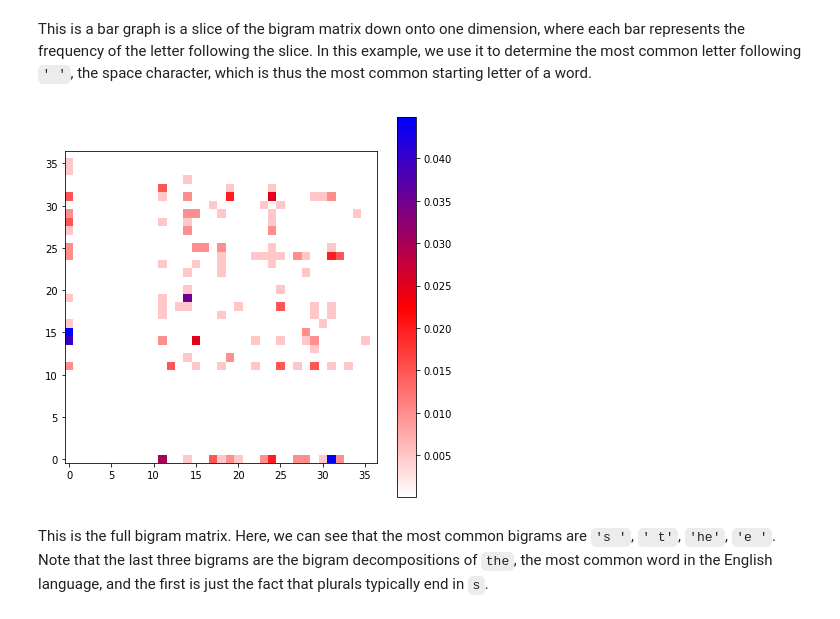
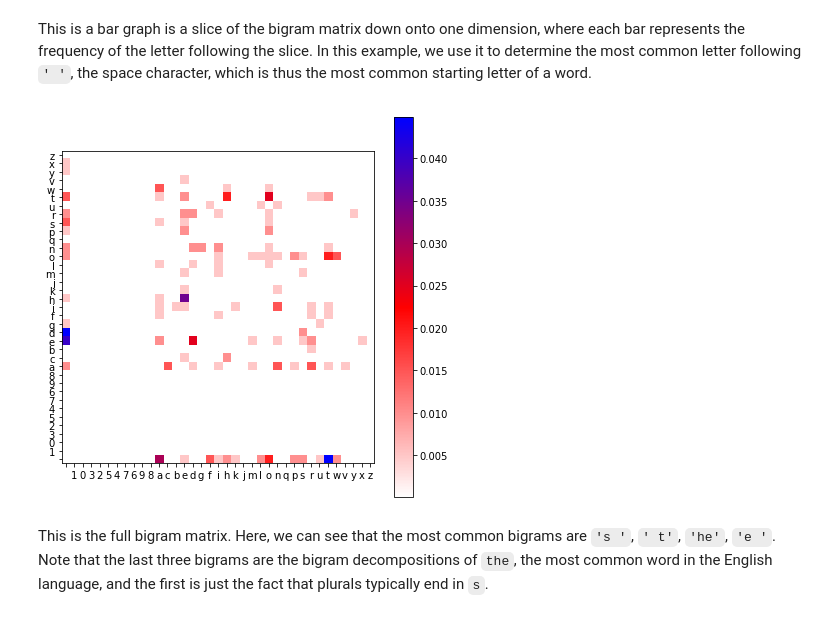
Before and after one commit to bkitano/voynich, a Jupyter notebook: Voynich Language Analysis.ipynb, the cells around one changed output. Drawn from its saved outputs; the diff is of its cells as text; code cells hidden in the pictures.

```diff
--- a/Voynich Language Analysis.ipynb
+++ b/Voynich Language Analysis.ipynb
@@ -219,8 +224,9 @@ def bigram_graph(A, B, Labels=True):
                                                ['white','red','blue'],
                                                256)
     if Labels:
-        plt.xticks(range(len(A)), [lambda a: a.decode(encoding), A])
-        plt.yticks(range(len(A)), [lambda a: a.decode(encoding), A])
+        ll = [lambda a: a.decode(encoding), A]
+        plt.xticks(range(len(A)), ll[1])
+        plt.yticks(range(len(A)), ll[1])
 
 
     img2 = plt.imshow(B,interpolation='nearest',
@@ -262,9 +268,9 @@ bigram_letter_analysis_graph(B_moby, H_moby, A_moby, ' ')
 # %% [markdown]
 This is a bar graph is a slice of the bigram matrix down onto one dimension, where each bar represents the frequency of the letter following the slice. In this example, we use it to determine the most common letter following `' '`, the space character, which is thus the most common starting letter of a word.
 # %%
-bigram_graph(A_moby, B_moby, Labels=False)
+bigram_graph(A_moby, B_moby, Labels=True)
 # %% [output]
-[figure, old version]
+[figure, new version]
 # %% [markdown]
 This is the full bigram matrix. Here, we can see that the most common bigrams are `'s '`, `' t'`, `'he'`, `'e '`. Note that the last three bigrams are the bigram decompositions of `the`, the most common word in the English language, and the first is just the fact that plurals typically end in `s`.
 # %%
```
Also changed, not shown: parts of 22 cells of this notebook.
